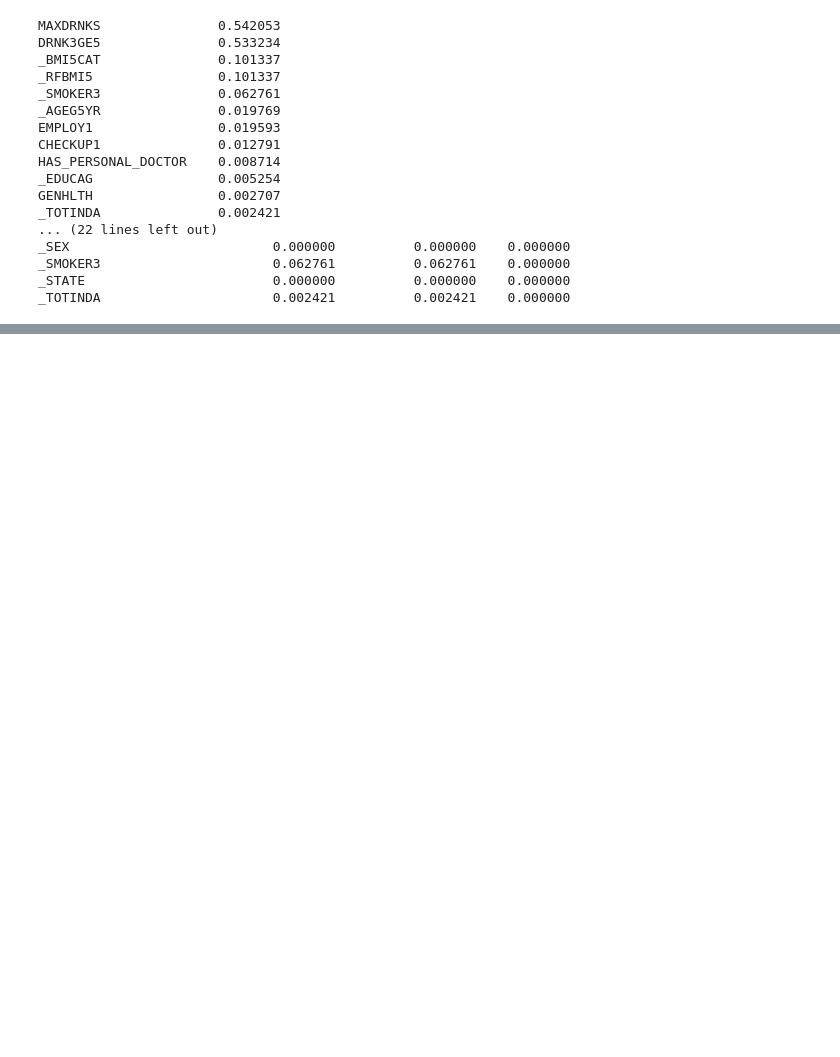
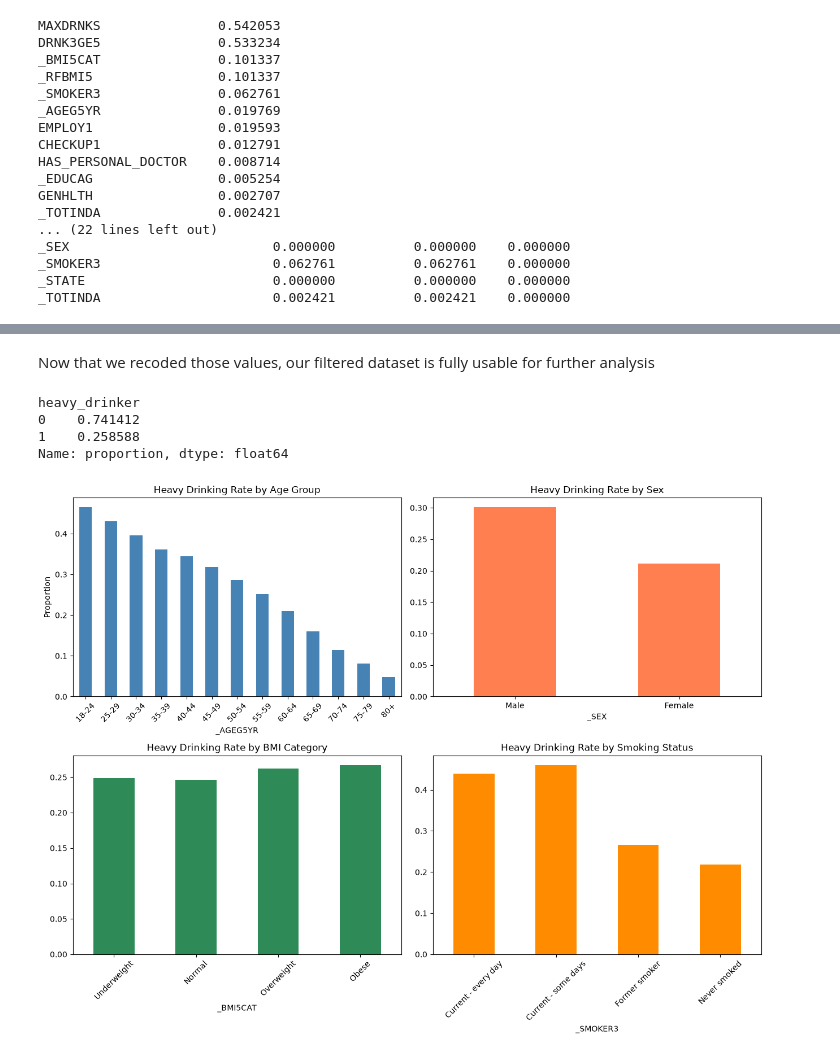
Before and after one commit to branson8815/Health-Project, a Jupyter notebook: health_proj.ipynb, the cells around one changed output, grey strips where cells are left out. Cells and saved outputs as stored; diff of their text form; code cells hidden in the pictures; blank space fills up the shorter version.

```diff
--- a/health_proj.ipynb
+++ b/health_proj.ipynb
@@ -378,0 +476,59 @@ _TOTINDA                      0.002421          0.002421    0.000000
+# %% [markdown]
+Now that we recoded those values, our filtered dataset is fully usable for further analysis
+# %%
+model_df = filtered_eda_df.dropna(axis=0)
+
+model_df['heavy_drinker'] = (model_df['DRNK3GE5'] > 0).astype(int)
+model_df['heavy_drinker'].value_counts(normalize=True)
+# %% [output]
+heavy_drinker
+0    0.741412
+1    0.258588
+Name: proportion, dtype: float64
+# %%
+age_labels = {
+    1: '18-24', 2: '25-29', 3: '30-34', 4: '35-39', 5: '40-44',
+    6: '45-49', 7: '50-54', 8: '55-59', 9: '60-64', 10: '65-69',
+    11: '70-74', 12: '75-79', 13: '80+'
+}
+
+sex_labels = {1: 'Male', 2: 'Female'}
+
+bmi_labels = {1: 'Underweight', 2: 'Normal', 3: 'Overweight', 4: 'Obese'}
+
+smoker_labels = {
+    1: 'Current - every day', 2: 'Current - some days',
+    3: 'Former smoker', 4: 'Never smoked'
+}
+# %%
+fig, axes = plt.subplots(2, 2, figsize=(13, 10))
+
+age_rate = model_df.groupby('_AGEG5YR')['heavy_drinker'].mean()
+age_rate.index = age_rate.index.map(age_labels)
+age_rate.plot(kind='bar', ax=axes[0,0], color='steelblue')
+axes[0,0].set_title('Heavy Drinking Rate by Age Group')
+axes[0,0].set_ylabel('Proportion')
+axes[0,0].tick_params(axis='x', rotation=45)
+
+sex_rate = model_df.groupby('_SEX')['heavy_drinker'].mean()
+sex_rate.index = sex_rate.index.map(sex_labels)
+sex_rate.plot(kind='bar', ax=axes[0,1], color='coral')
+axes[0,1].set_title('Heavy Drinking Rate by Sex')
+axes[0,1].tick_params(axis='x', rotation=0)
+
+bmi_rate = model_df.groupby('_BMI5CAT')['heavy_drinker'].mean()
+bmi_rate.index = bmi_rate.index.map(bmi_labels)
+bmi_rate.plot(kind='bar', ax=axes[1,0], color='seagreen')
+axes[1,0].set_title('Heavy Drinking Rate by BMI Category')
+axes[1,0].tick_params(axis='x', rotation=45)
+
+smoker_rate = model_df.groupby('_SMOKER3')['heavy_drinker'].mean()
+smoker_rate.index = smoker_rate.index.map(smoker_labels)
+smoker_rate.plot(kind='bar', ax=axes[1,1], color='darkorange')
+axes[1,1].set_title('Heavy Drinking Rate by Smoking Status')
+axes[1,1].tick_params(axis='x', rotation=45)
+
+plt.tight_layout()
+plt.show()
+# %% [output]
+[figure, added]
```
Also changed, not shown: parts of 14 cells of this notebook.
